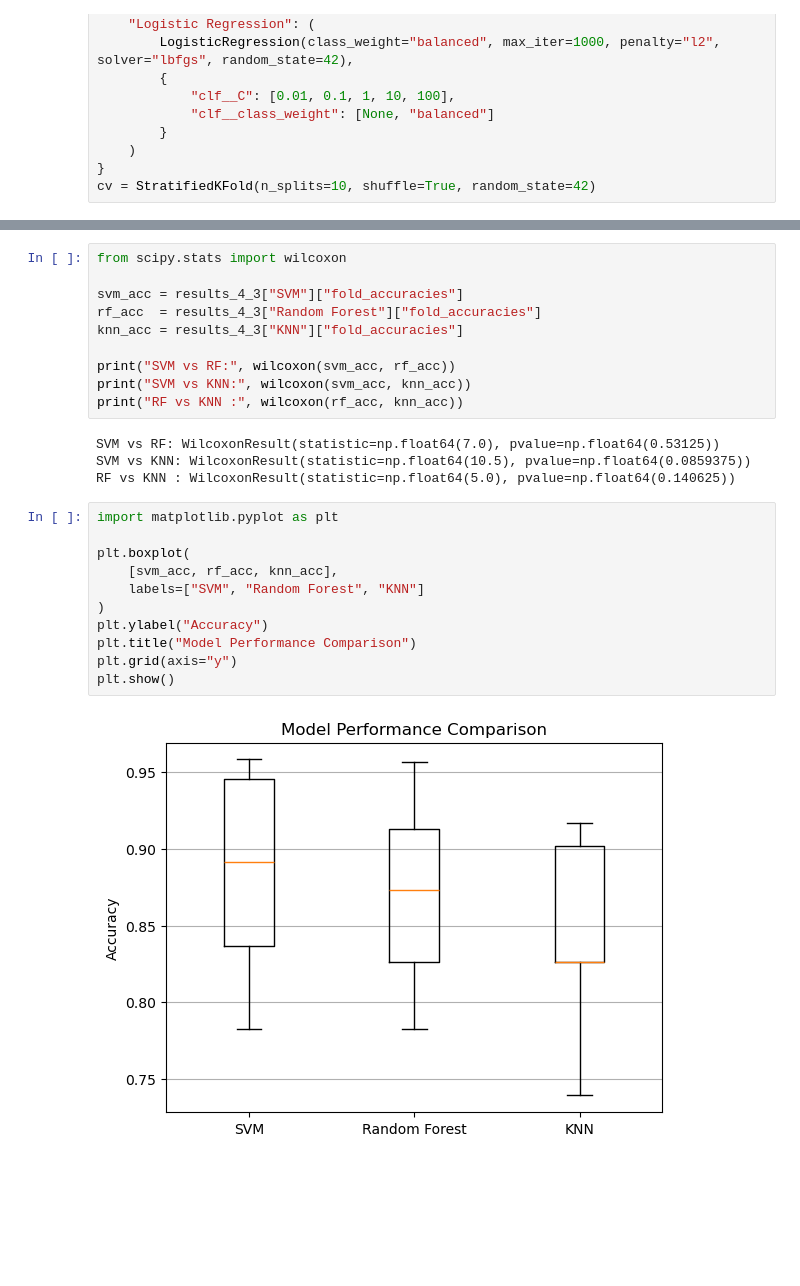
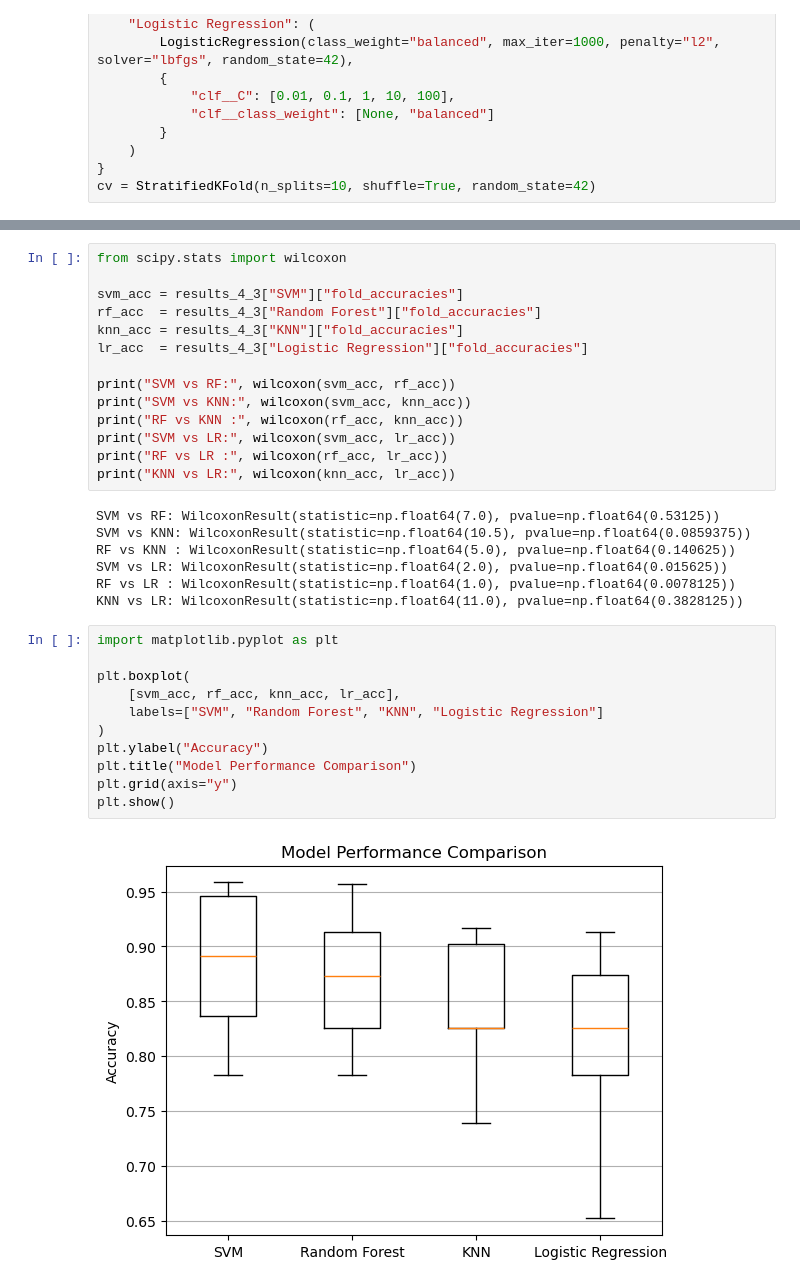
Before and after one commit to HanaRagab50/EEG-Eye-state-classifier, a Jupyter notebook: task4.ipynb, the cells around one changed output, grey strips where cells are left out. Cells and saved outputs as stored; diff of their text form; blank space fills up the shorter version.

```diff
--- a/task4.ipynb
+++ b/task4.ipynb
@@ -206,25 +240,32 @@ from scipy.stats import wilcoxon
 svm_acc = results_4_3["SVM"]["fold_accuracies"]
 rf_acc  = results_4_3["Random Forest"]["fold_accuracies"]
 knn_acc = results_4_3["KNN"]["fold_accuracies"]
+lr_acc  = results_4_3["Logistic Regression"]["fold_accuracies"]
 
 print("SVM vs RF:", wilcoxon(svm_acc, rf_acc))
 print("SVM vs KNN:", wilcoxon(svm_acc, knn_acc))
 print("RF vs KNN :", wilcoxon(rf_acc, knn_acc))
+print("SVM vs LR:", wilcoxon(svm_acc, lr_acc))
+print("RF vs LR :", wilcoxon(rf_acc, lr_acc))
+print("KNN vs LR:", wilcoxon(knn_acc, lr_acc))
 # %% [output]
 SVM vs RF: WilcoxonResult(statistic=np.float64(7.0), pvalue=np.float64(0.53125))
 SVM vs KNN: WilcoxonResult(statistic=np.float64(10.5), pvalue=np.float64(0.0859375))
 RF vs KNN : WilcoxonResult(statistic=np.float64(5.0), pvalue=np.float64(0.140625))
+SVM vs LR: WilcoxonResult(statistic=np.float64(2.0), pvalue=np.float64(0.015625))
+RF vs LR : WilcoxonResult(statistic=np.float64(1.0), pvalue=np.float64(0.0078125))
+KNN vs LR: WilcoxonResult(statistic=np.float64(11.0), pvalue=np.float64(0.3828125))
 # %%
 import matplotlib.pyplot as plt
 
 plt.boxplot(
-    [svm_acc, rf_acc, knn_acc],
-    labels=["SVM", "Random Forest", "KNN"]
+    [svm_acc, rf_acc, knn_acc, lr_acc],
+    labels=["SVM", "Random Forest", "KNN", "Logistic Regression"]
 )
 plt.ylabel("Accuracy")
 plt.title("Model Performance Comparison")
 plt.grid(axis="y")
 plt.show()
 # %% [output]
-[figure, old version]
+[figure, new version]
 # %% [markdown]
```
Also changed, not shown: parts of 2 cells of this notebook.
